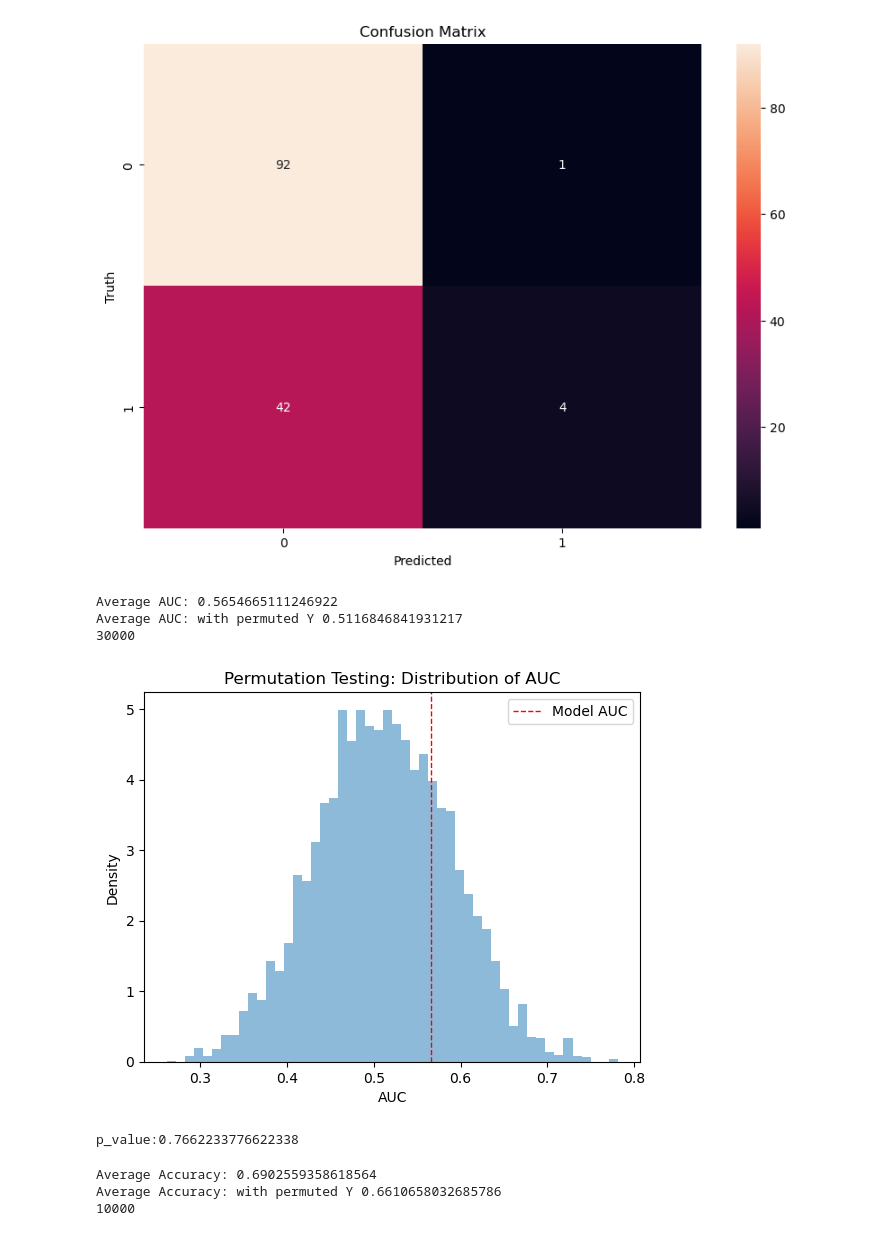
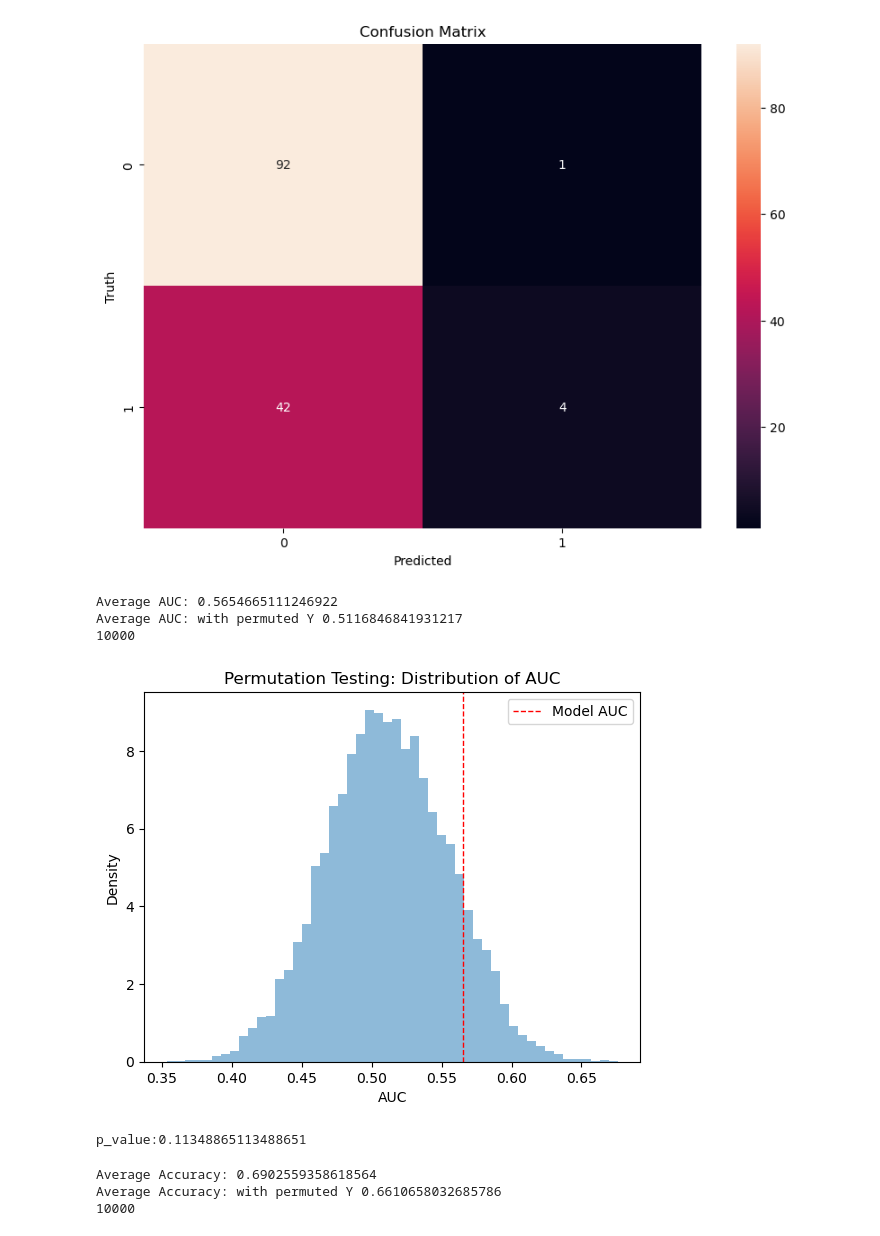
Before and after one commit to MikkelDitlevOlsen1/Computational-Modelling-of-Cooperation-Behavior-using-Bayesian-Inference, a Jupyter notebook: Models/Classifier.ipynb, the cells around one changed output. Saved outputs shown, nothing was run; the diff lists cells and outputs as text; code cells hidden in the pictures.

```diff
--- a/Models/Classifier.ipynb
+++ b/Models/Classifier.ipynb
@@ -304,34 +304,35 @@ plt.show()
 # %%
 
 # calculate the average accuracy across all folds
-average_accuracy = np.mean(mean_auc)
+average_auc = np.mean(mean_auc)
 # print the average accuracy
-print("Average AUC:", average_accuracy)
+print("Average AUC:", average_auc)
 
-a=np.concatenate(auc_score)
+a=[(x + y + z)/3 for x, y, z in zip(auc_score[0],auc_score[1],auc_score[2])]
 average_accuracy_p=np.mean(a)
 
 print('Average AUC: with permuted Y' ,average_accuracy_p)
 
 print(len(a))
 
 plt.hist(a, bins=50, density=True, alpha=0.5)
-plt.axvline(average_accuracy, color='red', linestyle='dashed', linewidth=1, label='Model AUC')
+plt.axvline(average_auc, color='red', linestyle='dashed', linewidth=1, label='Model AUC')
 plt.xlabel('AUC')
 plt.ylabel('Density')
 plt.title('Permutation Testing: Distribution of AUC')
 plt.legend()
 plt.show()
 # %% [output]
 Average AUC: 0.5654665111246922
 Average AUC: with permuted Y 0.5116846841931217
-30000
+10000
-[figure, old version]
+[figure, new version]
 # %%
-p_value = (np.sum(a >= average_accuracy) + 1) / (n_permutations + 1)
+average_auc = np.mean(mean_auc)
+p_value = (np.sum(a >= average_auc) + 1) / ((n_permutations) + 1)
 print(f'p_value:{p_value}')
 # %% [output]
-p_value:0.7662233776622338
+p_value:0.11348865113488651
 # %%
 
 # calculate the average accuracy across all folds
```
Also changed, not shown: parts of 1 cell of this notebook.
